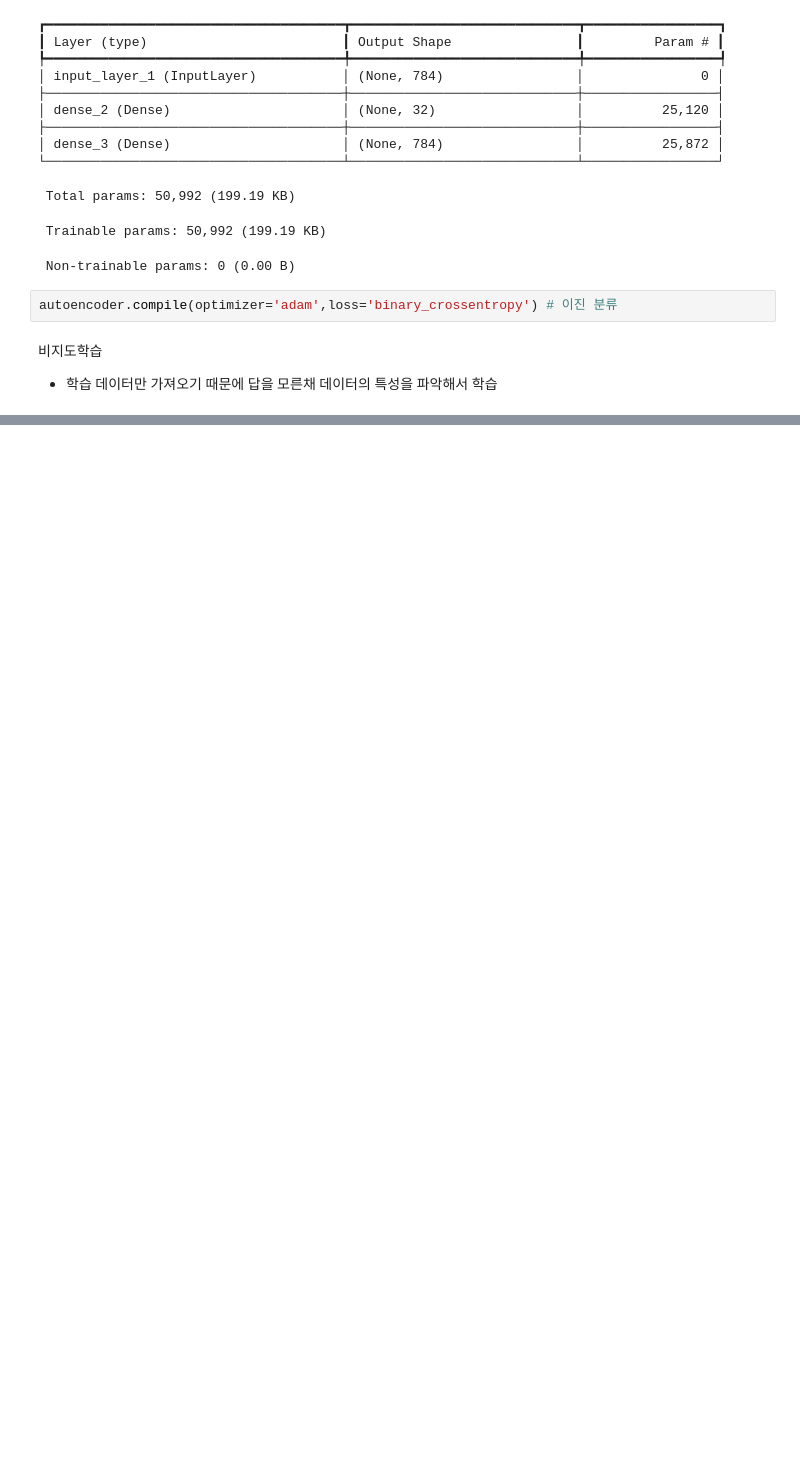
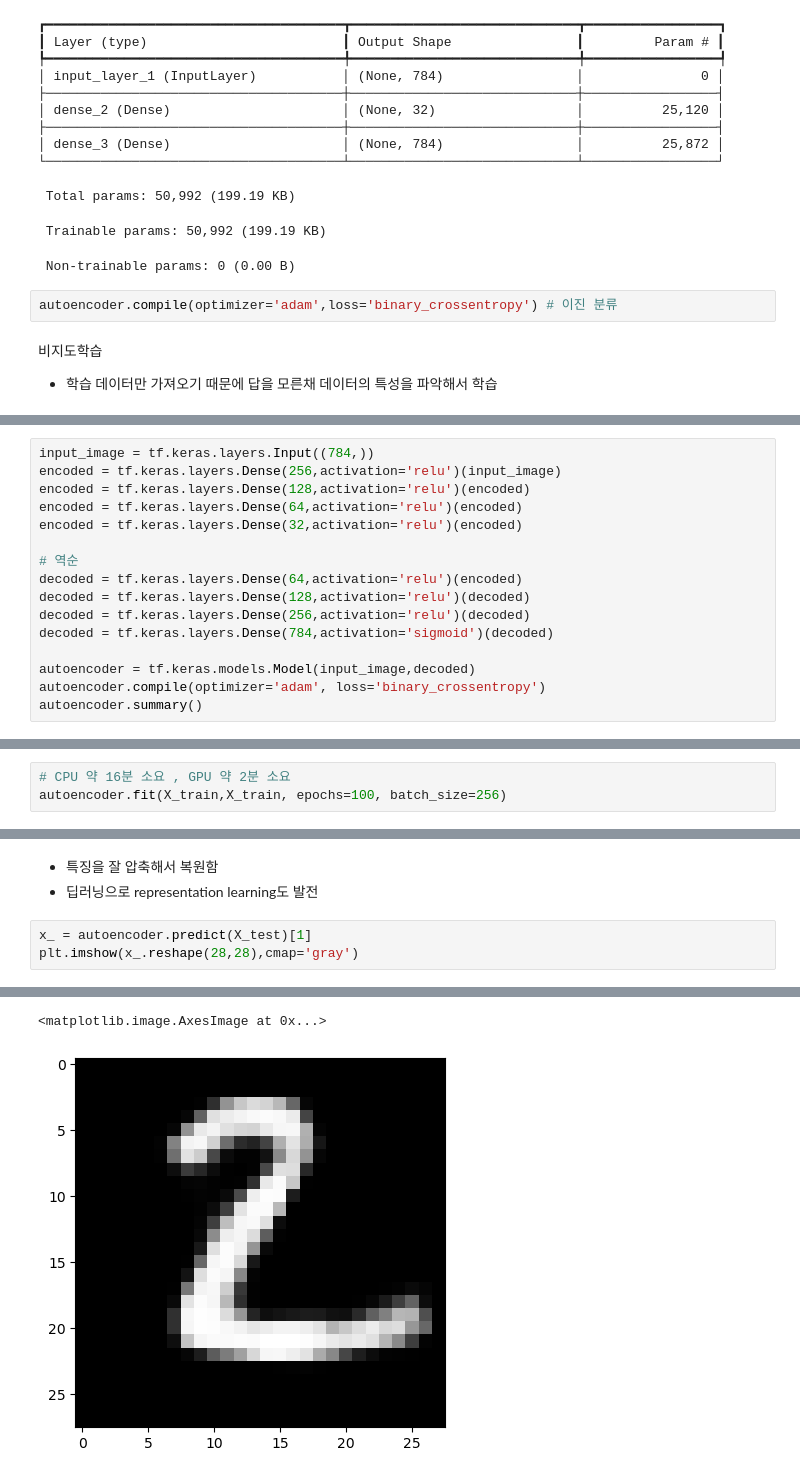
Before and after one commit to digicope/tf_lab09, a Jupyter notebook: 04_이미지 생성/02_AutoEncoder.ipynb, the cells around one changed output, grey strips where cells are left out. Cells and saved outputs as stored; diff of their text form; blank space fills up the shorter version.

```diff
--- a/04_이미지 생성/02_AutoEncoder.ipynb
+++ b/04_이미지 생성/02_AutoEncoder.ipynb
@@ -81,0 +157,16 @@ Epoch 4/50
+# %%
+input_image = tf.keras.layers.Input((784,))
+encoded = tf.keras.layers.Dense(256,activation='relu')(input_image)
+encoded = tf.keras.layers.Dense(128,activation='relu')(encoded)
+encoded = tf.keras.layers.Dense(64,activation='relu')(encoded)
+encoded = tf.keras.layers.Dense(32,activation='relu')(encoded)
+
+# 역순
+decoded = tf.keras.layers.Dense(64,activation='relu')(encoded)
+decoded = tf.keras.layers.Dense(128,activation='relu')(decoded)
+decoded = tf.keras.layers.Dense(256,activation='relu')(decoded)
+decoded = tf.keras.layers.Dense(784,activation='sigmoid')(decoded)
+
+autoencoder = tf.keras.models.Model(input_image,decoded)
+autoencoder.compile(optimizer='adam', loss='binary_crossentropy')
+autoencoder.summary()
@@ -81,0 +195,3 @@ Epoch 4/50
+# %%
+# CPU 약 16분 소요 , GPU 약 2분 소요
+autoencoder.fit(X_train,X_train, epochs=100, batch_size=256)
@@ -81,0 +217,7 @@ Epoch 4/50
+# %% [markdown]
+- 특징을 잘 압축해서 복원함
+- 딥러닝으로 representation learning도 발전
+# %%
+x_ = autoencoder.predict(X_test)[1]
+plt.imshow(x_.reshape(28,28),cmap='gray')
+# %% [output]
@@ -81,0 +225,2 @@ Epoch 4/50
+<matplotlib.image.AxesImage at 0x...>
+[figure, added]
```
Also changed, not shown: parts of 28 cells of this notebook.
